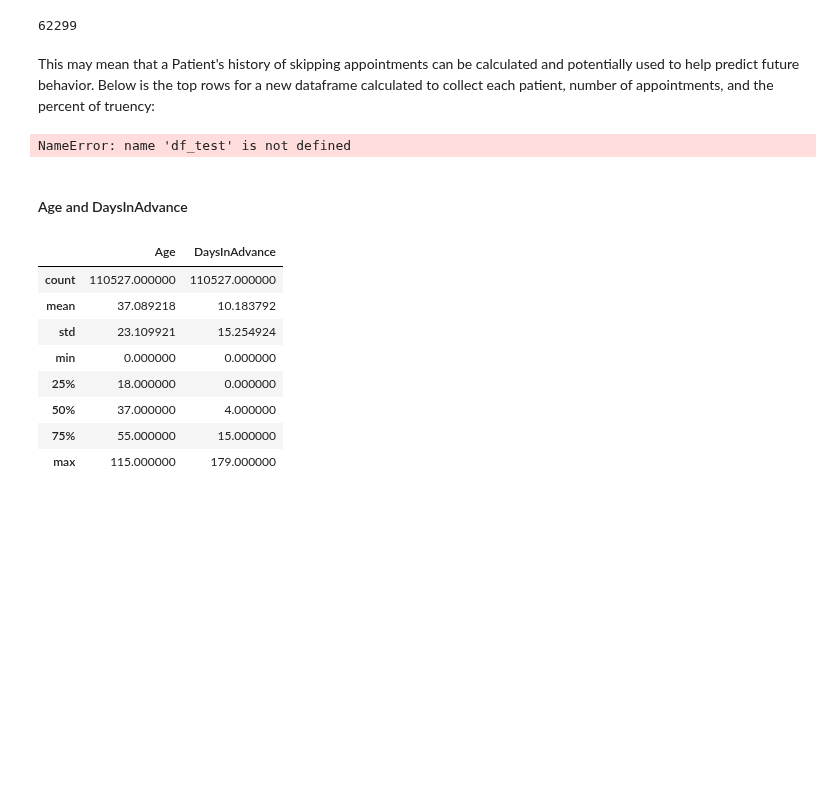
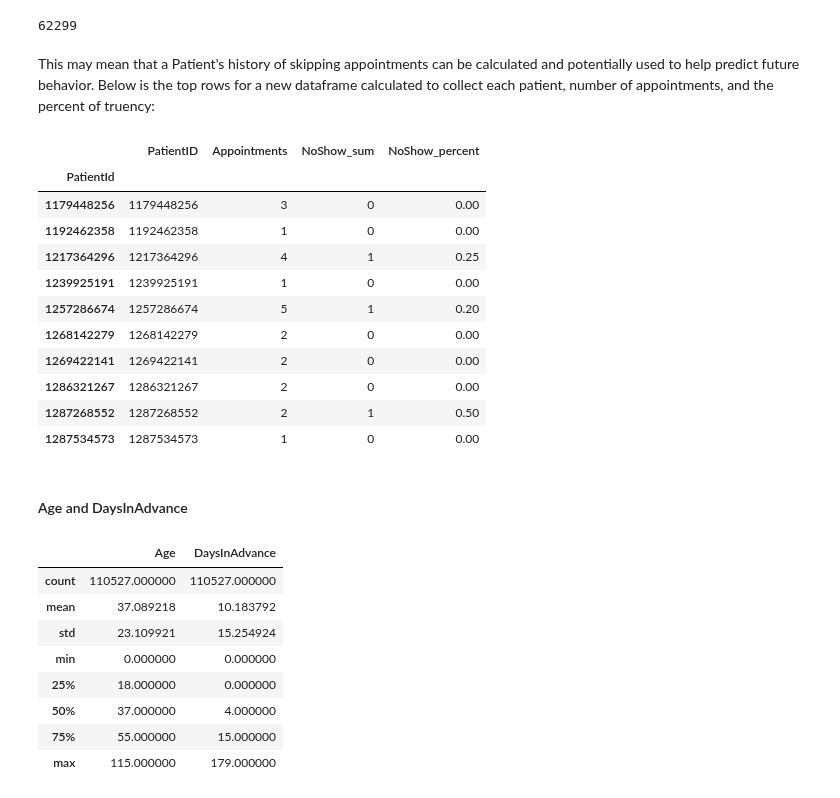
Before and after one commit to cdmorgan103/7331DataMiningNoShow, a Jupyter notebook: 7331DataMiningNoShow - SImpleStats.ipynb, the cells around one changed output. Saved outputs shown, nothing was run; the diff lists cells and outputs as text; code cells hidden in the pictures; blank space fills up the shorter version.

Commit message:
Fixed variable error

```diff
--- a/7331DataMiningNoShow - SImpleStats.ipynb
+++ b/7331DataMiningNoShow - SImpleStats.ipynb
@@ -343,22 +343,33 @@ This may mean that a Patient's history of skipping appointments can be calculate
 # %%
 #Create a temporary dataset to add a temp variable of NoShow as a number (0=False,1=True)
 df_temp = pd.DataFrame()
 df_temp['PatientId'] = df['PatientId']
 df_temp['NoShow'] = df['NoShow']
-df_temp['NoShow_num'] = np.where(df_test['NoShow']==True, 1, 0)
+df_temp['NoShow_num'] = np.where(df_temp['NoShow']==True, 1, 0)
 
 #Create a subset dataframe which is basically a table pivoted (groupby) on PatientID
 df_patient = pd.DataFrame()
 df_patient['Appointments'] = df_temp.groupby(['PatientId'])['NoShow_num'].count()
 df_patient['NoShow_sum'] = df_temp.groupby(['PatientId'])['NoShow_num'].sum()
 df_patient['NoShow_percent'] = df_temp.groupby(['PatientId'])['NoShow_num'].sum() / df_temp.groupby(['PatientId'])['NoShow_num'].count()
 df_patient['PatientID'] = df_temp.groupby(['PatientId'])['NoShow_num'].count().index
 #reorder to put the PatientID first for aestetics b/c it would not work if I did this operation first
 df_patient= df_patient.loc[0:,('PatientID','Appointments','NoShow_sum','NoShow_percent')]
 
 df_patient[100:110]
 # %% [output]
-NameError: name 'df_test' is not defined
+|  | PatientID | Appointments | NoShow_sum | NoShow_percent |
+| PatientId |  |  |  |  |
+| 1179448256 | 1179448256 | 3 | 0 | 0.00 |
+| 1192462358 | 1192462358 | 1 | 0 | 0.00 |
+| 1217364296 | 1217364296 | 4 | 1 | 0.25 |
+| 1239925191 | 1239925191 | 1 | 0 | 0.00 |
+| 1257286674 | 1257286674 | 5 | 1 | 0.20 |
+| 1268142279 | 1268142279 | 2 | 0 | 0.00 |
+| 1269422141 | 1269422141 | 2 | 0 | 0.00 |
+| 1286321267 | 1286321267 | 2 | 0 | 0.00 |
+| 1287268552 | 1287268552 | 2 | 1 | 0.50 |
+| 1287534573 | 1287534573 | 1 | 0 | 0.00 |
 # %% [markdown]
 #### Age and DaysInAdvance
 # %%
```
